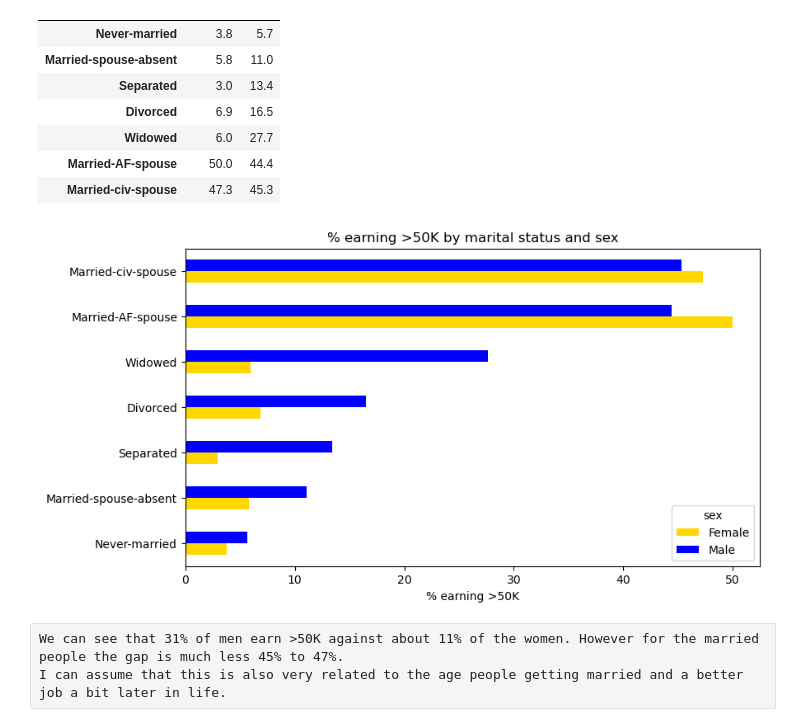
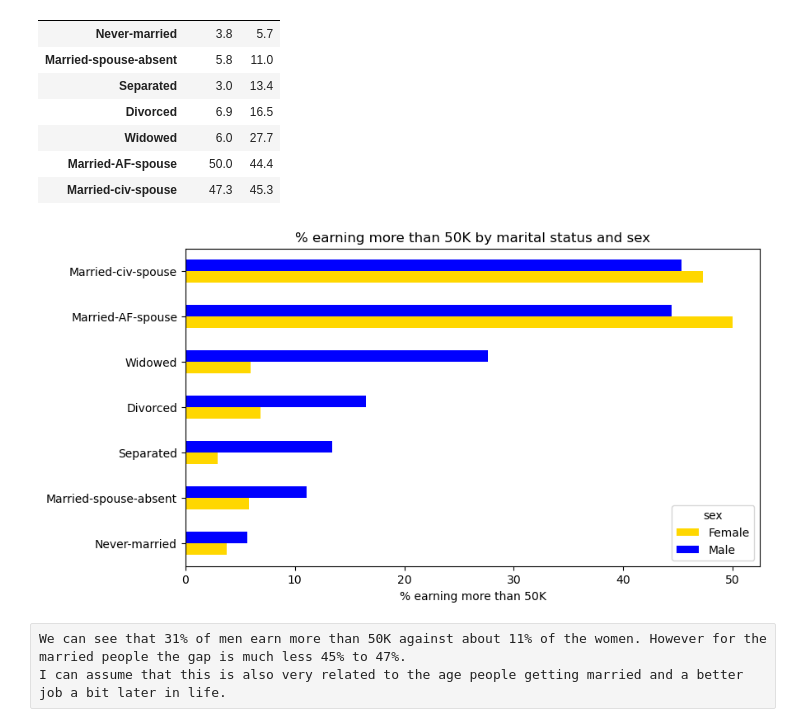
Before and after one commit to henr1quemorais/data-exploration-and-preparation-ca1, a Jupyter notebook: Adult Census Income.ipynb, the cells around one changed output. Cells and saved outputs as stored; diff of their text form; code cells hidden in the pictures.

```diff
--- a/Adult Census Income.ipynb
+++ b/Adult Census Income.ipynb
@@ -351,12 +351,12 @@ round(marital_sex, 1)
 | Married-civ-spouse | 47.3 | 45.3 |
 # %%
 marital_sex.plot(kind="barh", color=["gold", "blue"], figsize=(9, 5))
-plt.title("% earning >50K by marital status and sex")
-plt.xlabel("% earning >50K")
+plt.title("% earning more than 50K by marital status and sex")
+plt.xlabel("% earning more than 50K")
 plt.ylabel("")
 plt.show()
 # %% [output]
-[figure, old version]
+[figure, new version]
 # %% [raw]
-We can see that 31% of men earn >50K against about 11% of the women. However for the married people the gap is much less 45% to 47%.
+We can see that 31% of men earn more than 50K against about 11% of the women. However for the married people the gap is much less 45% to 47%.
 I can assume that this is also very related to the age people getting married and a better job a bit later in life.
```
Also changed, not shown: parts of 17 cells of this notebook.
